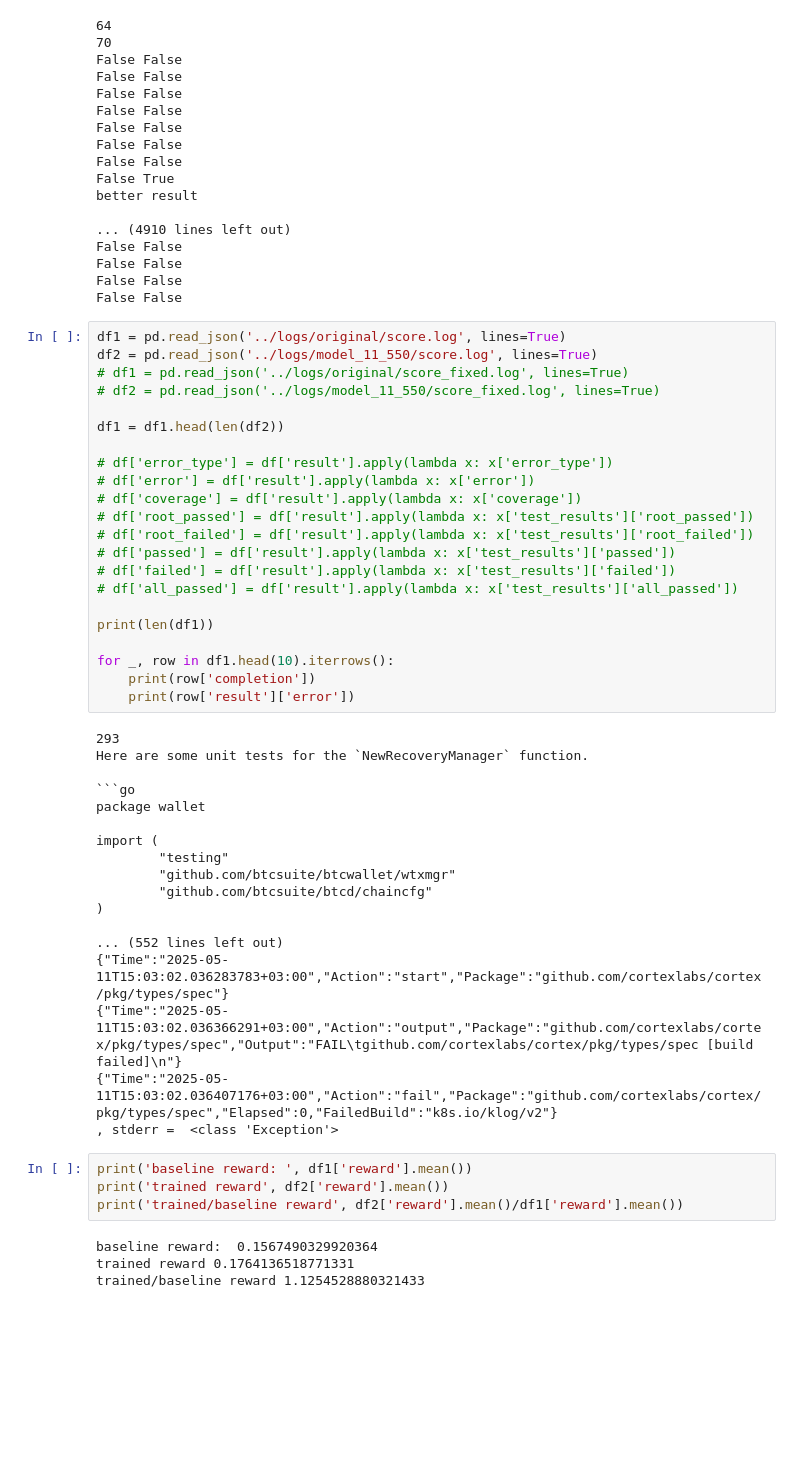
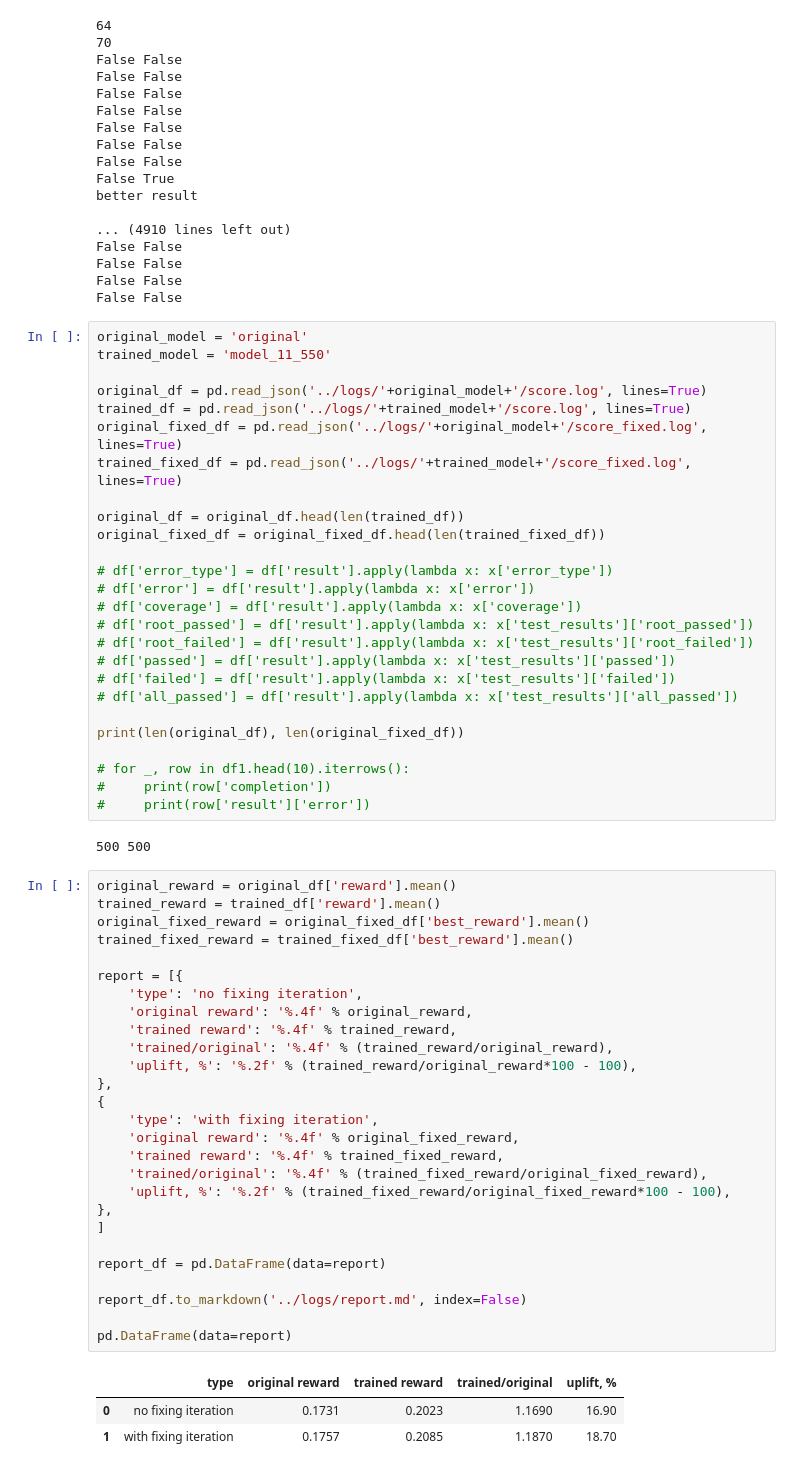
Before and after one commit to djvue/vkr, a Jupyter notebook: evaluating/eval_analyzer.ipynb, the cells around one changed output. Saved outputs shown, nothing was run; the diff lists cells and outputs as text; blank space fills up the shorter version.

Commit message:
update results

````diff
--- a/evaluating/eval_analyzer.ipynb
+++ b/evaluating/eval_analyzer.ipynb
@@ -191,12 +191,16 @@ False False
 False False
 False False
 # %%
-df1 = pd.read_json('../logs/original/score.log', lines=True)
-df2 = pd.read_json('../logs/model_11_550/score.log', lines=True)
-# df1 = pd.read_json('../logs/original/score_fixed.log', lines=True)
-# df2 = pd.read_json('../logs/model_11_550/score_fixed.log', lines=True)
+original_model = 'original'
+trained_model = 'model_11_550'
 
-df1 = df1.head(len(df2))
+original_df = pd.read_json('../logs/'+original_model+'/score.log', lines=True)
+trained_df = pd.read_json('../logs/'+trained_model+'/score.log', lines=True)
+original_fixed_df = pd.read_json('../logs/'+original_model+'/score_fixed.log', lines=True)
+trained_fixed_df = pd.read_json('../logs/'+trained_model+'/score_fixed.log', lines=True)
+
+original_df = original_df.head(len(trained_df))
+original_fixed_df = original_fixed_df.head(len(trained_fixed_df))
 
 # df['error_type'] = df['result'].apply(lambda x: x['error_type'])
 # df['error'] = df['result'].apply(lambda x: x['error'])
@@ -207,34 +211,41 @@ df1 = df1.head(len(df2))
 # df['failed'] = df['result'].apply(lambda x: x['test_results']['failed'])
 # df['all_passed'] = df['result'].apply(lambda x: x['test_results']['all_passed'])
 
-print(len(df1))
+print(len(original_df), len(original_fixed_df))
 
-for _, row in df1.head(10).iterrows():
-    print(row['completion'])
-    print(row['result']['error'])
+# for _, row in df1.head(10).iterrows():
+#     print(row['completion'])
+#     print(row['result']['error'])
 # %% [output]
-293
-Here are some unit tests for the `NewRecoveryManager` function.
-
-```go
-package wallet
-
-import (
-        "testing"
-        "github.com/btcsuite/btcwallet/wtxmgr"
-        "github.com/btcsuite/btcd/chaincfg"
-)
-
-... (552 lines left out)
-{"Time":"2025-05-11T15:03:02.036283783+03:00","Action":"start","Package":"github.com/cortexlabs/cortex/pkg/types/spec"}
-{"Time":"2025-05-11T15:03:02.036366291+03:00","Action":"output","Package":"github.com/cortexlabs/cortex/pkg/types/spec","Output":"FAIL\tgithub.com/cortexlabs/cortex/pkg/types/spec [build failed]\n"}
-{"Time":"2025-05-11T15:03:02.036407176+03:00","Action":"fail","Package":"github.com/cortexlabs/cortex/pkg/types/spec","Elapsed":0,"FailedBuild":"k8s.io/klog/v2"}
-, stderr =  <class 'Exception'>
+500 500
 # %%
-print('baseline reward: ', df1['reward'].mean())
-print('trained reward', df2['reward'].mean())
-print('trained/baseline reward', df2['reward'].mean()/df1['reward'].mean())
+original_reward = original_df['reward'].mean()
+trained_reward = trained_df['reward'].mean()
+original_fixed_reward = original_fixed_df['best_reward'].mean()
+trained_fixed_reward = trained_fixed_df['best_reward'].mean()
+
+report = [{
+    'type': 'no fixing iteration',
+    'original reward': '%.4f' % original_reward,
+    'trained reward': '%.4f' % trained_reward,
+    'trained/original': '%.4f' % (trained_reward/original_reward),
+    'uplift, %': '%.2f' % (trained_reward/original_reward*100 - 100),
+},
+{
+    'type': 'with fixing iteration',
+    'original reward': '%.4f' % original_fixed_reward,
+    'trained reward': '%.4f' % trained_fixed_reward,
+    'trained/original': '%.4f' % (trained_fixed_reward/original_fixed_reward),
+    'uplift, %': '%.2f' % (trained_fixed_reward/original_fixed_reward*100 - 100),
+},
+]
+
+report_df = pd.DataFrame(data=report)
+
+report_df.to_markdown('../logs/report.md', index=False)
+
+pd.DataFrame(data=report)
 # %% [output]
-baseline reward:  0.1567490329920364
-trained reward 0.1764136518771331
-trained/baseline reward 1.1254528880321433
+|  | type | original reward | trained reward | trained/original | uplift, % |
+| 0 | no fixing iteration | 0.1731 | 0.2023 | 1.1690 | 16.90 |
+| 1 | with fixing iteration | 0.1757 | 0.2085 | 1.1870 | 18.70 |
````
Also changed, not shown: parts of 2 cells of this notebook, 1 other file.
